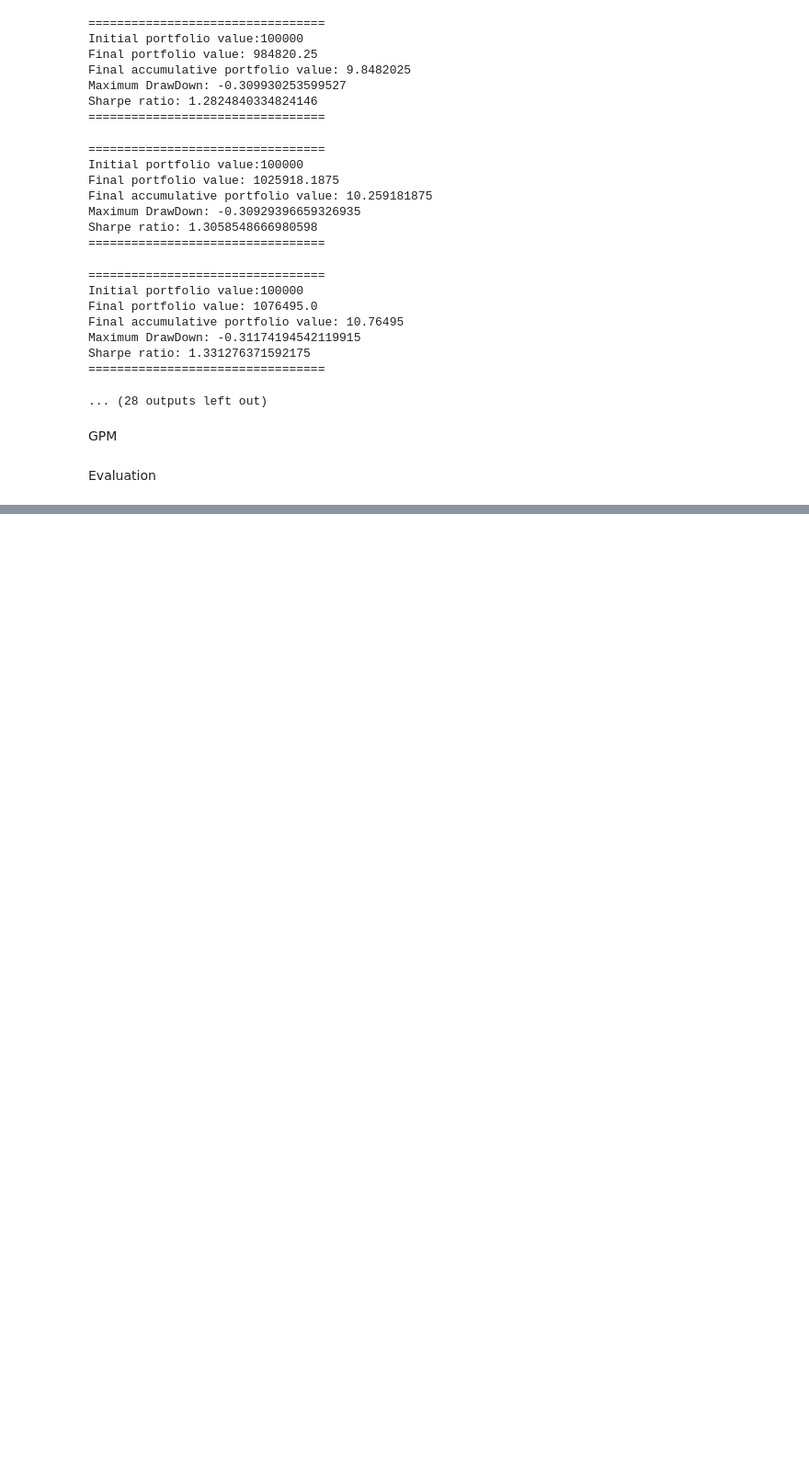
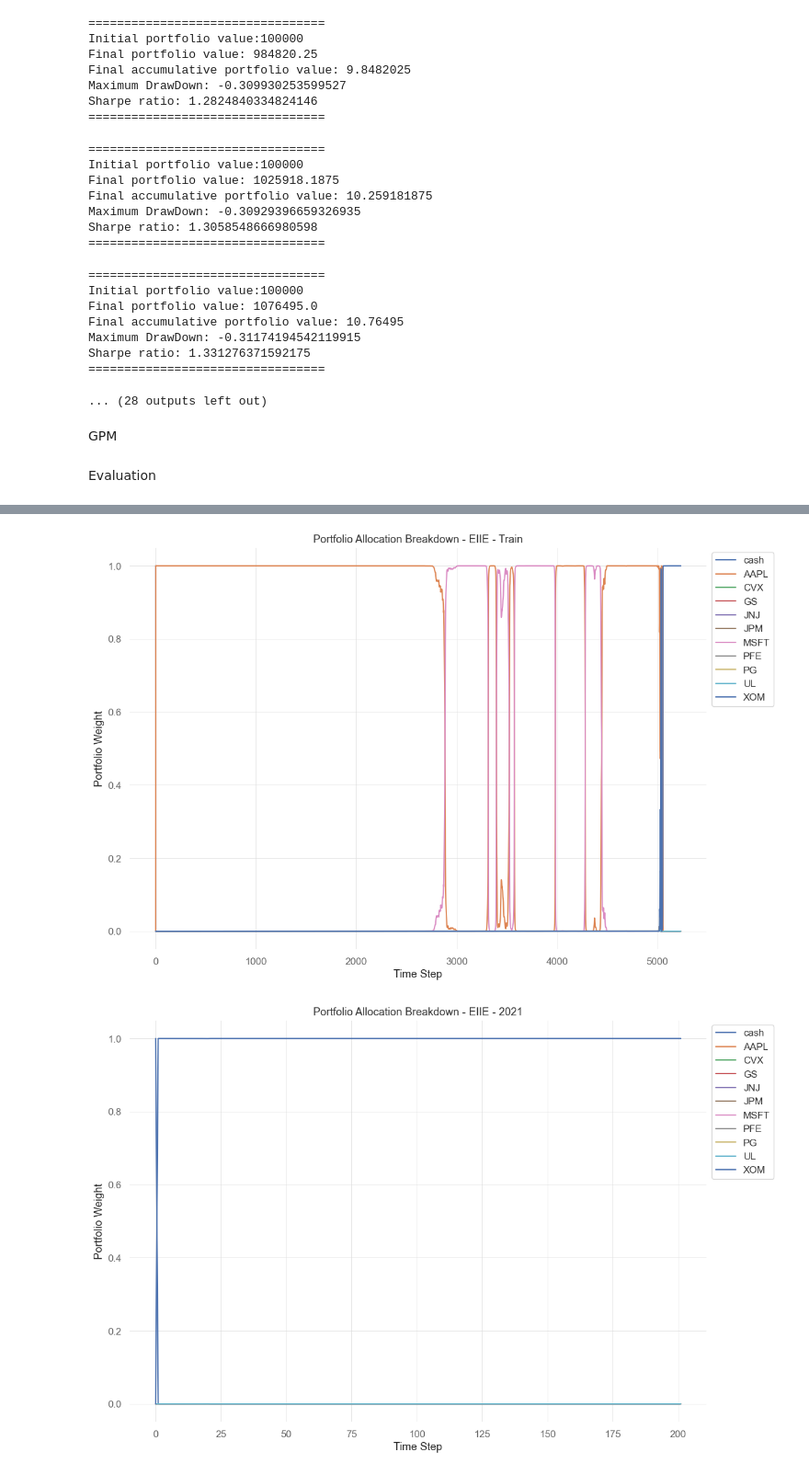
Before and after one commit to haonanah/DSE4212, a Jupyter notebook: Demo Reproduced/demo_reproduced.ipynb, the cells around one changed output, grey strips where cells are left out. Shown at 92% size. Drawn from its saved outputs; the diff is of its cells as text; code cells hidden in the pictures; blank space fills up the shorter version.

```diff
--- a/Demo Reproduced/demo_reproduced.ipynb
+++ b/Demo Reproduced/demo_reproduced.ipynb
@@ -536,0 +565,33 @@ plt.show()
+# %%
+# Function to plot action memory
+def plot_action_memory(actions, tickers, label):
+    """Visualize portfolio allocation over time."""
+    actions_df = pd.DataFrame(actions, columns=["cash"] + tickers)
+    actions_df.plot(kind="line", figsize=(12, 8), title=f"Portfolio Allocation Breakdown - {label}")
+    plt.ylabel("Portfolio Weight")
+    plt.xlabel("Time Step")
+    plt.legend(loc="upper left", bbox_to_anchor=(1, 1))
+    plt.grid(True)
+    plt.tight_layout()
+    plt.show()
+
+# Plot EIIE actions for the training period
+plot_action_memory(EIIE_results["train"]["actions"], TEST_SET, "EIIE - Train")
+
+# Plot EIIE actions for 2021
+plot_action_memory(EIIE_results["2021"]["actions"], TEST_SET, "EIIE - 2021")
+
+# Plot EIIE actions for 2022
+plot_action_memory(EIIE_results["2022"]["actions"], TEST_SET, "EIIE - 2022")
+
+# Plot EIIE actions for 2023
+plot_action_memory(EIIE_results["2023"]["actions"], TEST_SET, "EIIE - 2023")
+
+# Similarly, plot UBAH actions for each period
+# plot_action_memory(UBAH_results["train"]["actions"], TEST_SET, "UBAH - Train")
+# plot_action_memory(UBAH_results["2021"]["actions"], TEST_SET, "UBAH - 2021")
+# plot_action_memory(UBAH_results["2022"]["actions"], TEST_SET, "UBAH - 2022")
+# plot_action_memory(UBAH_results["2023"]["actions"], TEST_SET, "UBAH - 2023")
+# %% [output]
+[figure, added]
+[figure, added]
```
Also changed, not shown: parts of 8 cells of this notebook, 31 other files.
